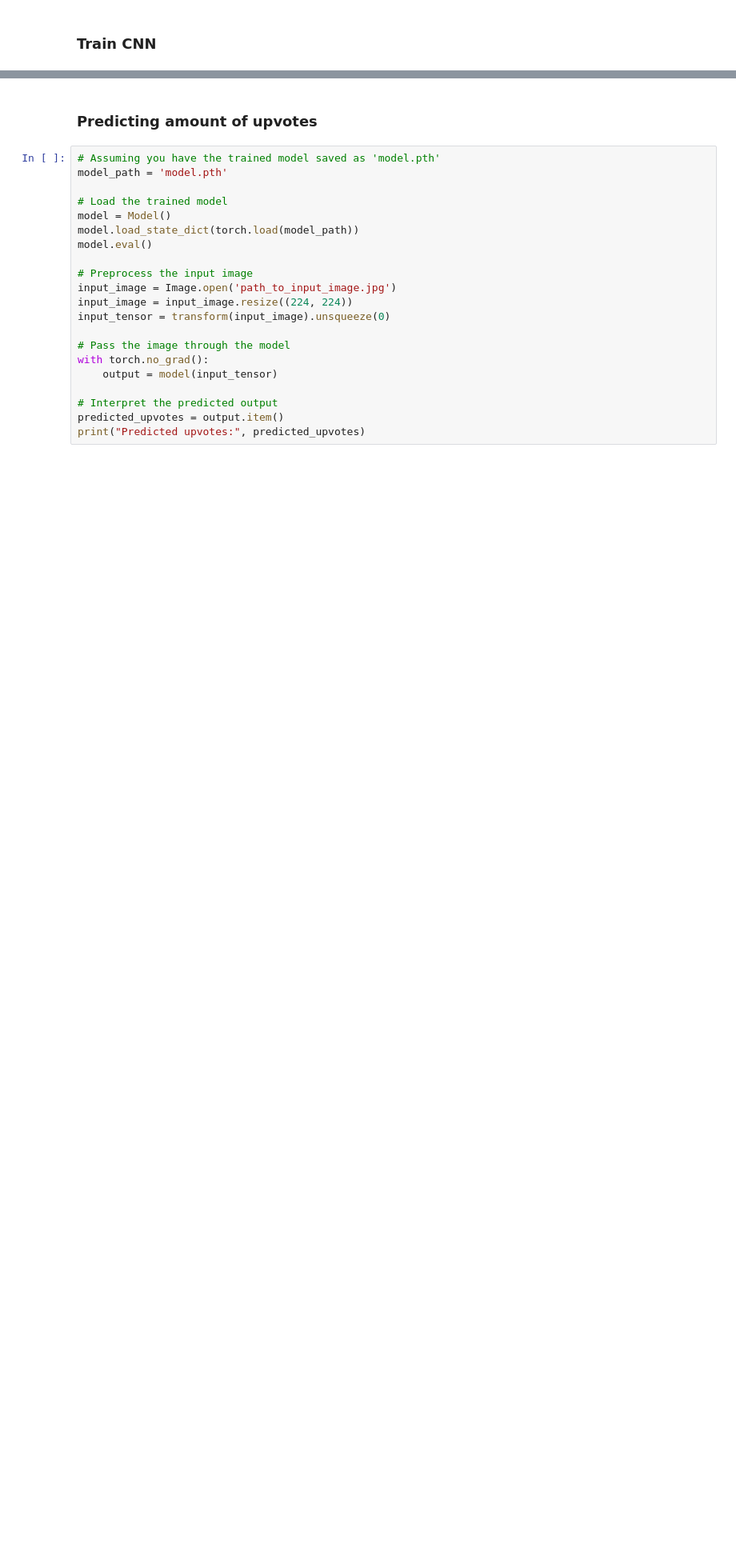
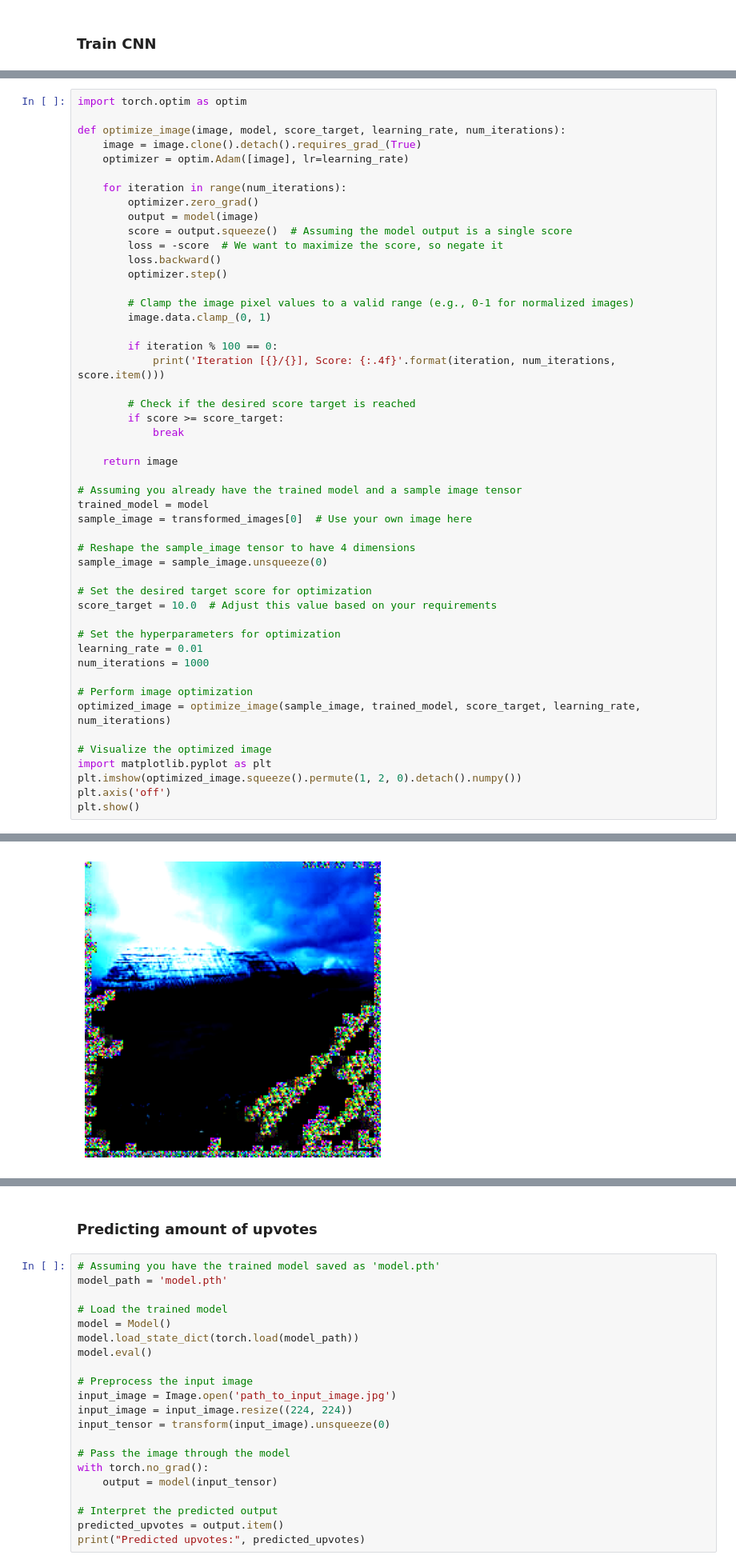
Before and after one commit to ChristofferDreist/RedditUpvotes, a Jupyter notebook: Dataset download.ipynb, the cells around one changed output, grey strips where cells are left out. Shown at 80% size. Drawn from its saved outputs; the diff is of its cells as text; blank space fills up the shorter version.

```diff
--- a/Dataset download.ipynb
+++ b/Dataset download.ipynb
@@ -470,0 +679,50 @@ Finished training.
+# %%
+import torch.optim as optim
+
+def optimize_image(image, model, score_target, learning_rate, num_iterations):
+    image = image.clone().detach().requires_grad_(True)
+    optimizer = optim.Adam([image], lr=learning_rate)
+
+    for iteration in range(num_iterations):
+        optimizer.zero_grad()
+        output = model(image)
+        score = output.squeeze()  # Assuming the model output is a single score
+        loss = -score  # We want to maximize the score, so negate it
+        loss.backward()
+        optimizer.step()
+
+        # Clamp the image pixel values to a valid range (e.g., 0-1 for normalized images)
+        image.data.clamp_(0, 1)
+
+        if iteration % 100 == 0:
+            print('Iteration [{}/{}], Score: {:.4f}'.format(iteration, num_iterations, score.item()))
+
+        # Check if the desired score target is reached
+        if score >= score_target:
+            break
+
+    return image
+
+# Assuming you already have the trained model and a sample image tensor
+trained_model = model
+sample_image = transformed_images[0]  # Use your own image here
+
+# Reshape the sample_image tensor to have 4 dimensions
+sample_image = sample_image.unsqueeze(0)
+
+# Set the desired target score for optimization
+score_target = 10.0  # Adjust this value based on your requirements
+
+# Set the hyperparameters for optimization
+learning_rate = 0.01
+num_iterations = 1000
+
+# Perform image optimization
+optimized_image = optimize_image(sample_image, trained_model, score_target, learning_rate, num_iterations)
+
+# Visualize the optimized image
+import matplotlib.pyplot as plt
+plt.imshow(optimized_image.squeeze().permute(1, 2, 0).detach().numpy())
+plt.axis('off')
+plt.show()
+# %% [output]
@@ -470,0 +739 @@ Finished training.
+[figure, added]
```
Also changed, not shown: parts of 36 cells of this notebook.
